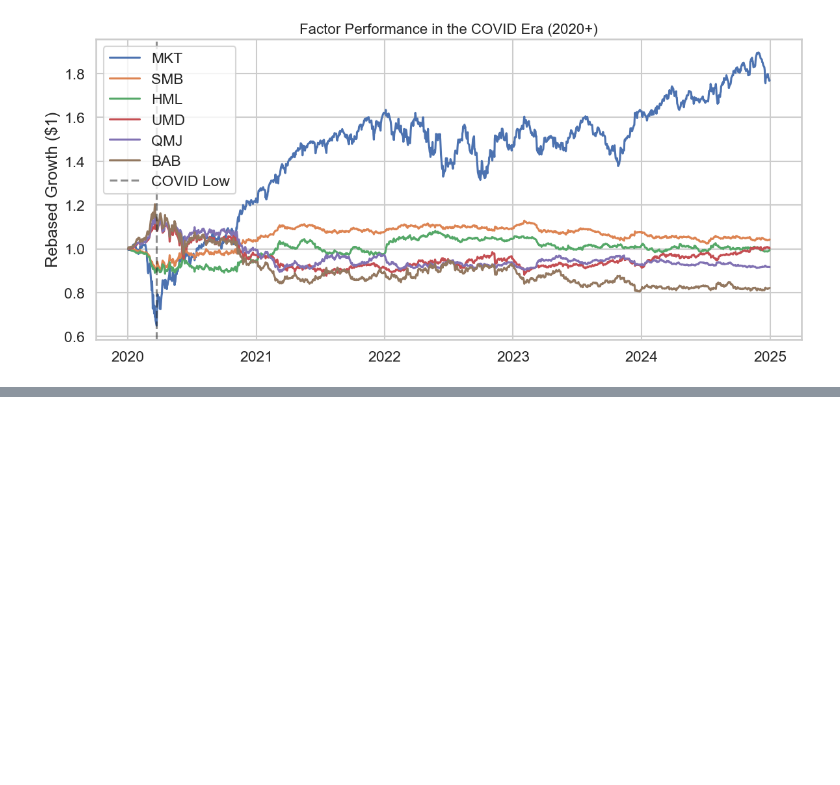
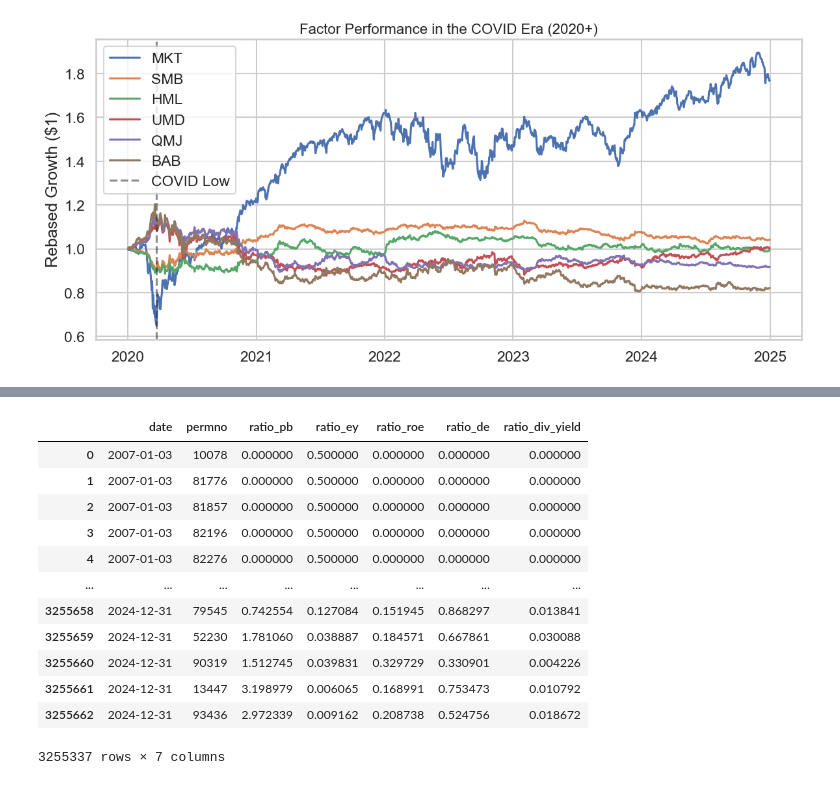
Before and after one commit to BRamesh02/Modality-aware-transformer, a Jupyter notebook: notebooks/test.ipynb, the cells around one changed output, grey strips where cells are left out. Saved outputs shown, nothing was run; the diff lists cells and outputs as text; code cells hidden in the pictures; blank space fills up the shorter version.

```diff
--- a/notebooks/test.ipynb
+++ b/notebooks/test.ipynb
@@ -238,0 +297,18 @@ Factors: ['MKT', 'SMB', 'HML', 'UMD', 'QMJ', 'BAB']
+# %%
+pd.read_parquet(
+    "/Users/audricsicard/Documents/VSCode/AML Project/Modality-aware-transformer/data/processed/features_ratios.parquet"
+)
+# %% [output]
+|  | date | permno | ratio_pb | ratio_ey | ratio_roe | ratio_de | ratio_div_yield |
+| 0 | 2007-01-03 | 10078 | 0.000000 | 0.500000 | 0.000000 | 0.000000 | 0.000000 |
+| 1 | 2007-01-03 | 81776 | 0.000000 | 0.500000 | 0.000000 | 0.000000 | 0.000000 |
+| 2 | 2007-01-03 | 81857 | 0.000000 | 0.500000 | 0.000000 | 0.000000 | 0.000000 |
+| 3 | 2007-01-03 | 82196 | 0.000000 | 0.500000 | 0.000000 | 0.000000 | 0.000000 |
+| 4 | 2007-01-03 | 82276 | 0.000000 | 0.500000 | 0.000000 | 0.000000 | 0.000000 |
+| ... | ... | ... | ... | ... | ... | ... | ... |
+| 3255658 | 2024-12-31 | 79545 | 0.742554 | 0.127084 | 0.151945 | 0.868297 | 0.013841 |
+| 3255659 | 2024-12-31 | 52230 | 1.781060 | 0.038887 | 0.184571 | 0.667861 | 0.030088 |
+| 3255660 | 2024-12-31 | 90319 | 1.512745 | 0.039831 | 0.329729 | 0.330901 | 0.004226 |
+| 3255661 | 2024-12-31 | 13447 | 3.198979 | 0.006065 | 0.168991 | 0.753473 | 0.010792 |
+| 3255662 | 2024-12-31 | 93436 | 2.972339 | 0.009162 | 0.208738 | 0.524756 | 0.018672 |
+3255337 rows × 7 columns
```
Also changed, not shown: parts of 5 cells of this notebook, 13 other files.
